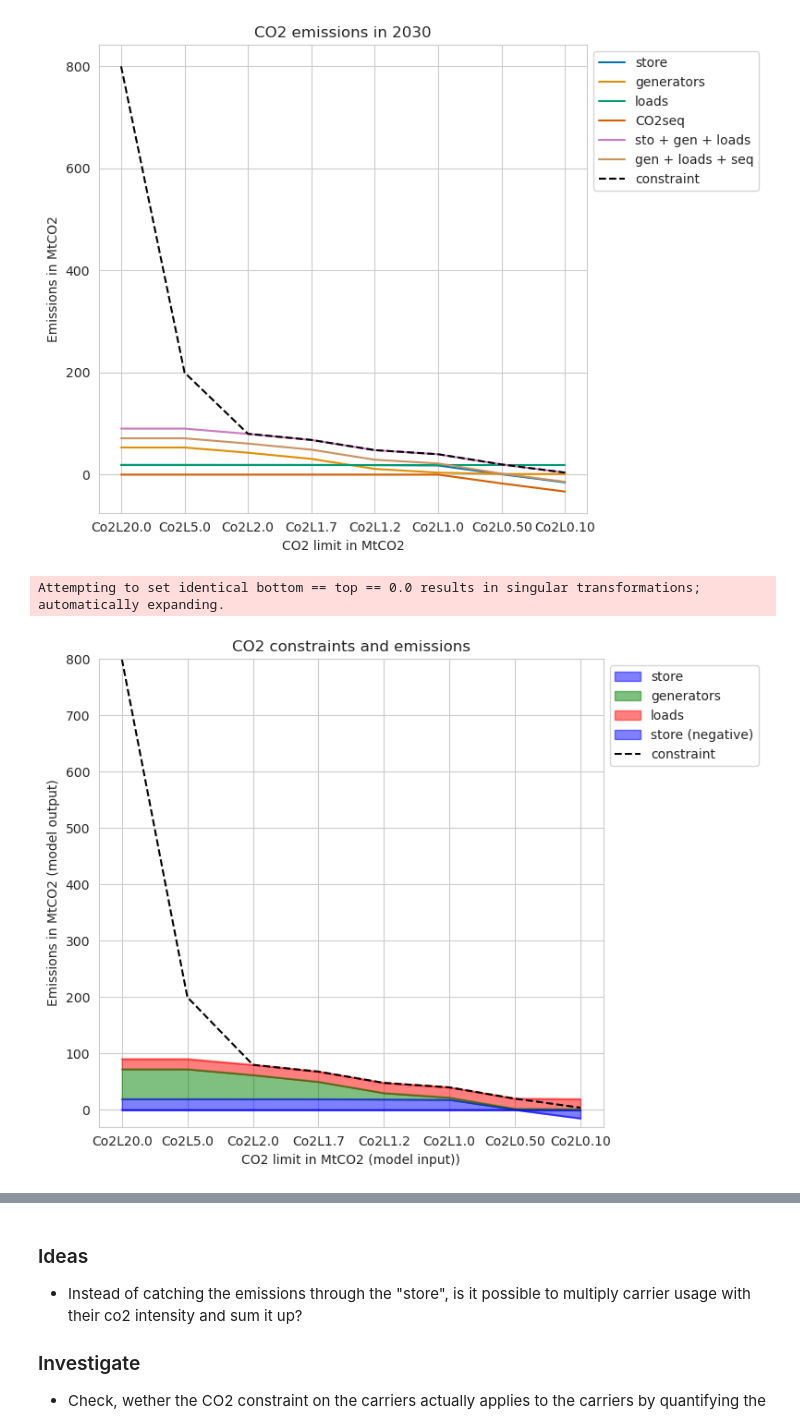
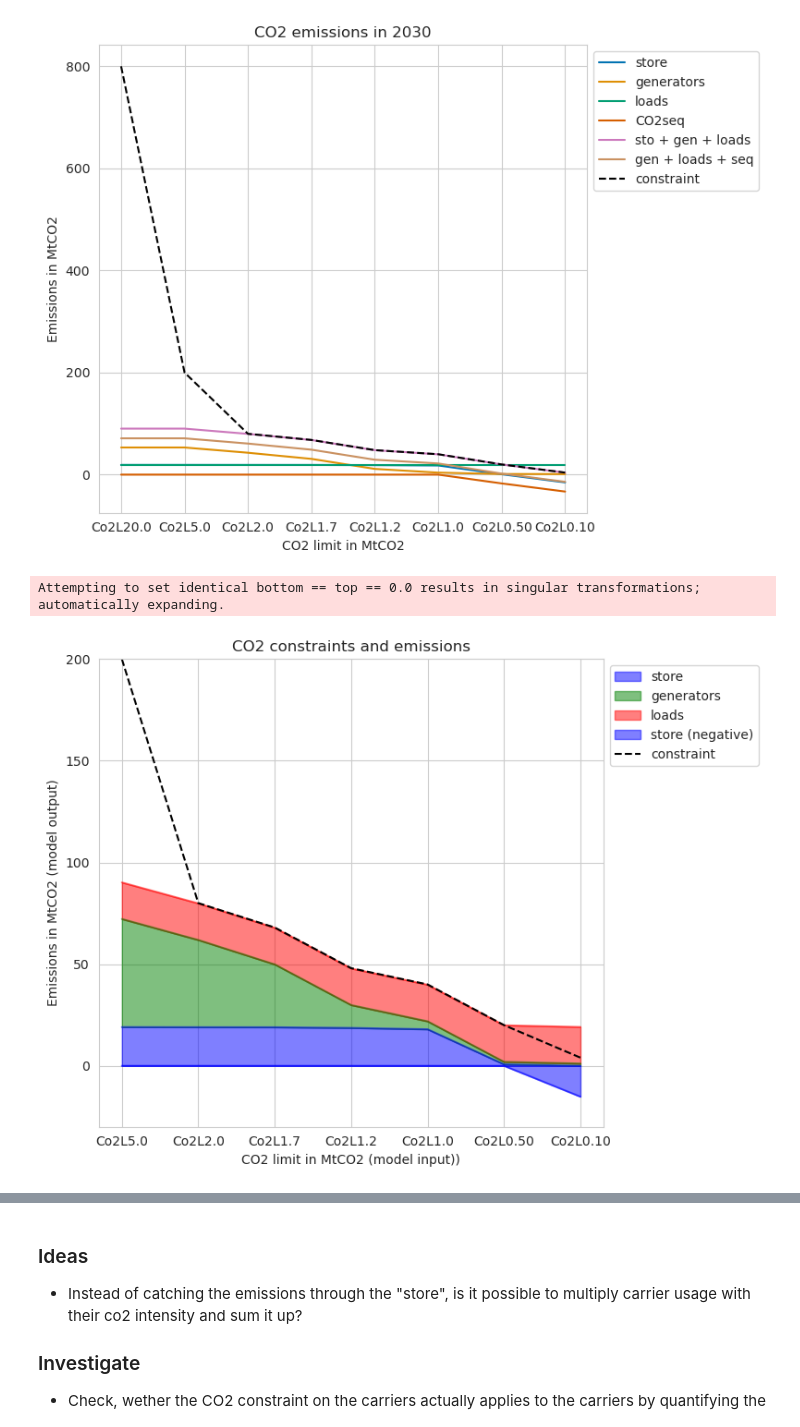
Before and after one commit to energyLS/aldehyde, a Jupyter notebook: workflow/notebooks/test_co2limit.ipynb, the cells around one changed output, grey strips where cells are left out. Saved outputs shown, nothing was run; the diff lists cells and outputs as text; code cells hidden in the pictures.

```diff
--- a/workflow/notebooks/test_co2limit.ipynb
+++ b/workflow/notebooks/test_co2limit.ipynb
@@ -88,33 +88,33 @@ fig.tight_layout()
 # %%
 # Plot the carbon stats
 import matplotlib.pyplot as plt
 
-start_value = 0
+start_value = 1
 
 # Create a stackplot + lineplot
 fig, ax = plt.subplots(figsize=(8, 6))
 
 # Plot positive 'store' values together with 'generators' and 'loads'
 positive_store = carbon_stats["store"].clip(lower=0).iloc[start_value:]
 stacked_data = pd.concat([positive_store, carbon_stats[["generators", "loads"]].iloc[start_value:,:]], axis=1)
 stacked_data.plot.area(ax=ax, stacked=True, color=["b", "g", "r"], alpha = 0.5, label=["store (positive)", "generators", "loads"])
 
 # Plot negative 'store' values separately
 negative_store = carbon_stats["store"].clip(upper=0).iloc[start_value:]
 negative_store.plot.area(ax=ax, stacked=True, color="b", alpha = 0.5, label="store (negative)")
 
 # Plot the constraint
 carbon_stats["constraint"].iloc[start_value:].plot(ax=ax, style="k--", label="constraint")
 
 ax.set_ylabel("Emissions in MtCO2 (model output)")
 ax.set_xlabel("CO2 limit in MtCO2 (model input))")
 ax.set_title("CO2 constraints and emissions")
 ax.legend(loc="upper left", bbox_to_anchor=(1, 1))
 
-ax.set_ylim(-30, 800)
+ax.set_ylim(-30, 200)
 
 fig.tight_layout()
 plt.show()
 # %% [output]
 Attempting to set identical bottom == top == 0.0 results in singular transformations; automatically expanding.
-[figure, old version]
+[figure, new version]
```
Also changed, not shown: parts of 24 cells of this notebook.
